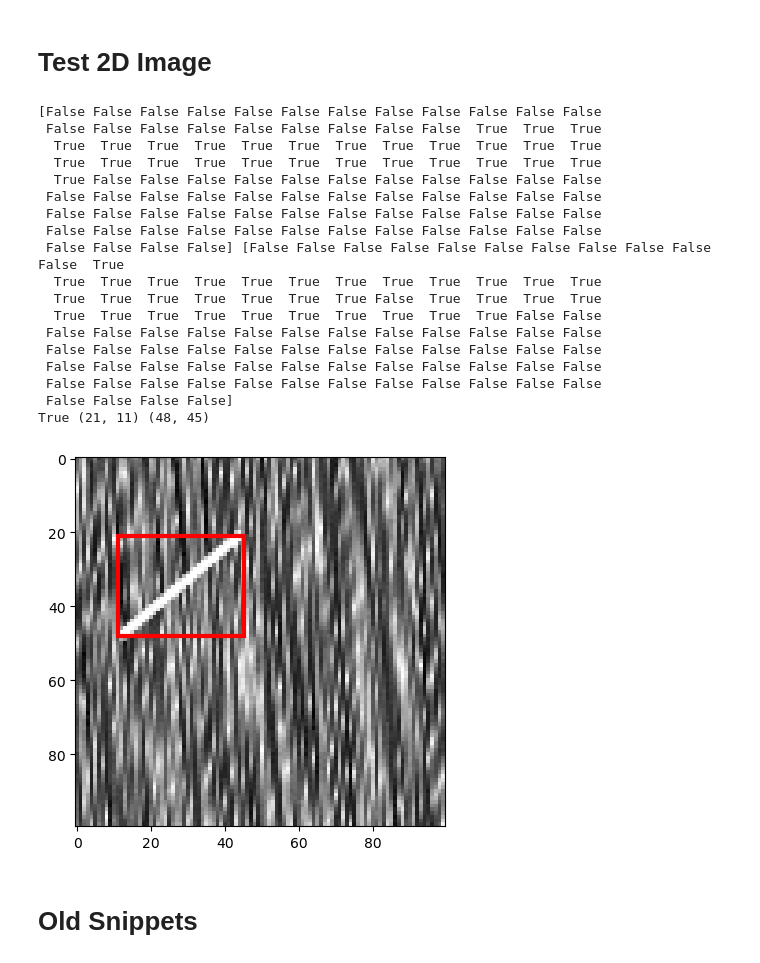
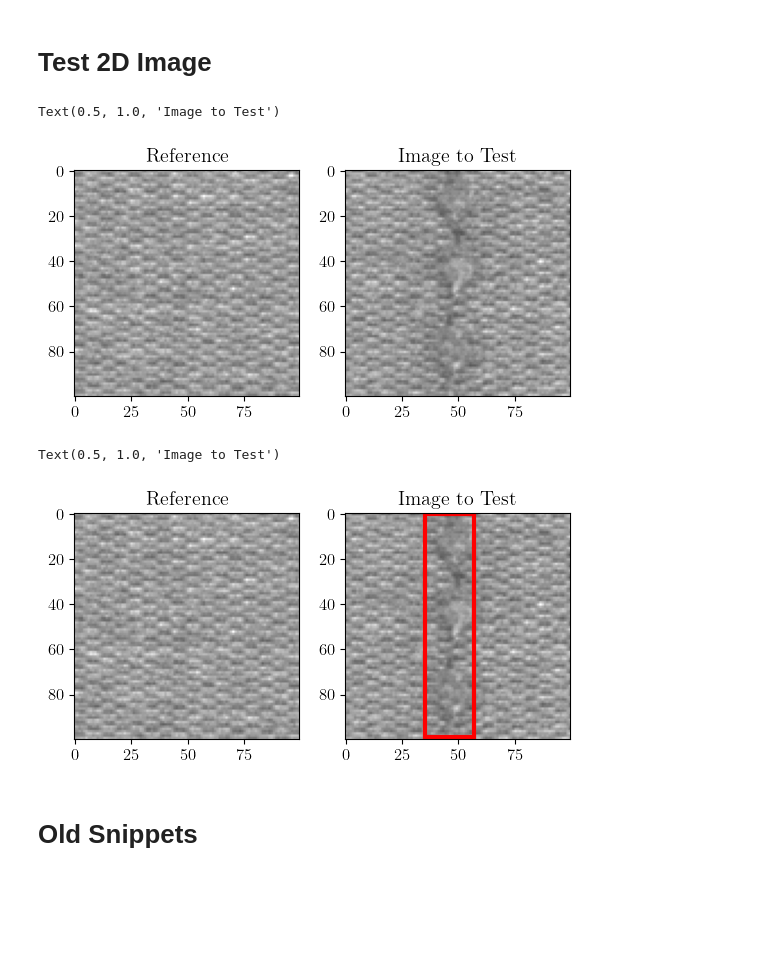
Before and after one commit to JonasEmrich/Wild-Bootstrap-Tests, a Jupyter notebook: wild_bootstrap.ipynb, the cells around one changed output. Cells and saved outputs as stored; diff of their text form; code cells hidden in the pictures; blank space fills up the shorter version.

Commit message:
evaluating some images, prettifying plots

```diff
--- a/wild_bootstrap.ipynb
+++ b/wild_bootstrap.ipynb
@@ -123,33 +119,35 @@ y = X_hat[1]
+# %%
+folders = ["no_defect_images", "defect_images"]
+normal_images, defect_images = load_images(folders, target_size=(100, 100), detrend=False, normalize=True)
+
+X_ref = normal_images[4]
+X = defect_images[5]
+
+fig, axs = plt.subplots(1,2)
+axs[0].imshow(X_ref, cmap = 'gray', vmin=0, vmax=1)
+axs[0].set_title("Reference")
+axs[1].imshow(X, cmap = 'gray', vmin=0, vmax=1)
+axs[1].set_title("Image to Test")
+# %% [output]
+Text(0.5, 1.0, 'Image to Test')
+[figure, added]
 # %%
 # h_r = 0.005 h_c = 0.01 kernel_function="gaussian_kernel"
 
-h_r = 0.005
-h_c = 0.01
+h_r = 0.05
+h_c = 0.02
 factor = 10
 BS = Bootstrap(method="wild", kernel_function="gaussian_kernel")
-defect, minpoint, maxpoint = BS.test_image(X[0],y, B=500, h=(h_r, h_c), g=(h_r*factor, h_c*factor))
-print(defect, minpoint, maxpoint)
-plot_defect_area(y, minpoint, maxpoint)
+defect, minpoint, maxpoint = BS.test_image(X_ref, X, B=500, h=(h_r, h_c), g=(h_r*factor, h_c*factor))
+
+fig, axs = plt.subplots(1,2)
+axs[0].imshow(X_ref, cmap = 'gray', vmin=0, vmax=1)
+axs[0].set_title("Reference")
+axs[1] = plot_defect_area(X, minpoint, maxpoint, ax=axs[1])
+axs[1].set_title("Image to Test")
 # %% [output]
-[False False False False False False False False False False False False
- False False False False False False False False False  True  True  True
-  True  True  True  True  True  True  True  True  True  True  True  True
-  True  True  True  True  True  True  True  True  True  True  True  True
-  True False False False False False False False False False False False
- False False False False False False False False False False False False
- False False False False False False False False False False False False
- False False False False False False False False False False False False
- False False False False] [False False False False False False False False False False False  True
-  True  True  True  True  True  True  True  True  True  True  True  True
-  True  True  True  True  True  True  True False  True  True  True  True
-  True  True  True  True  True  True  True  True  True  True False False
- False False False False False False False False False False False False
- False False False False False False False False False False False False
- False False False False False False False False False False False False
- False False False False False False False False False False False False
- False False False False]
-True (21, 11) (48, 45)
+Text(0.5, 1.0, 'Image to Test')
-[figure, old version]
+[figure, new version]
 # %% [markdown]
 # Old Snippets
 # %%
```
Also changed, not shown: parts of 1 cell of this notebook, 2 other files.
